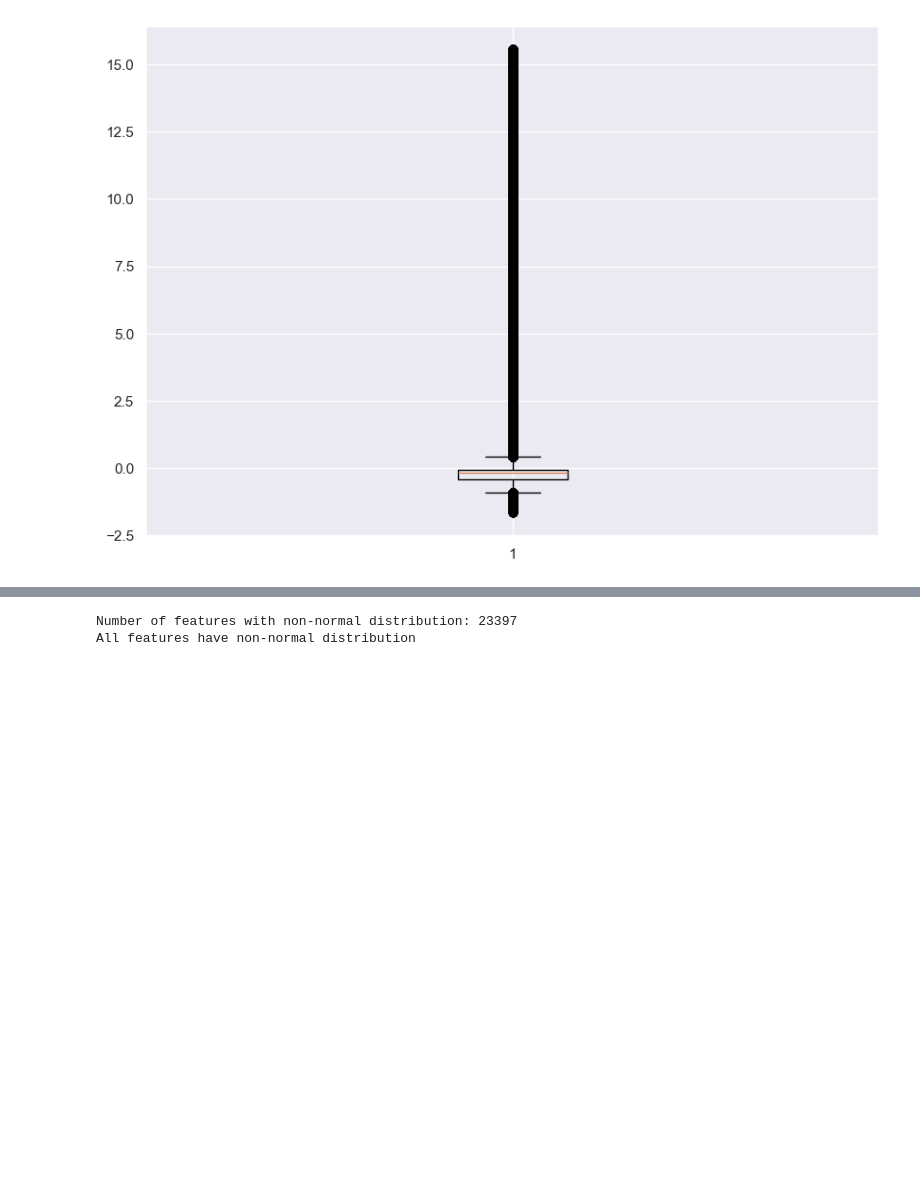
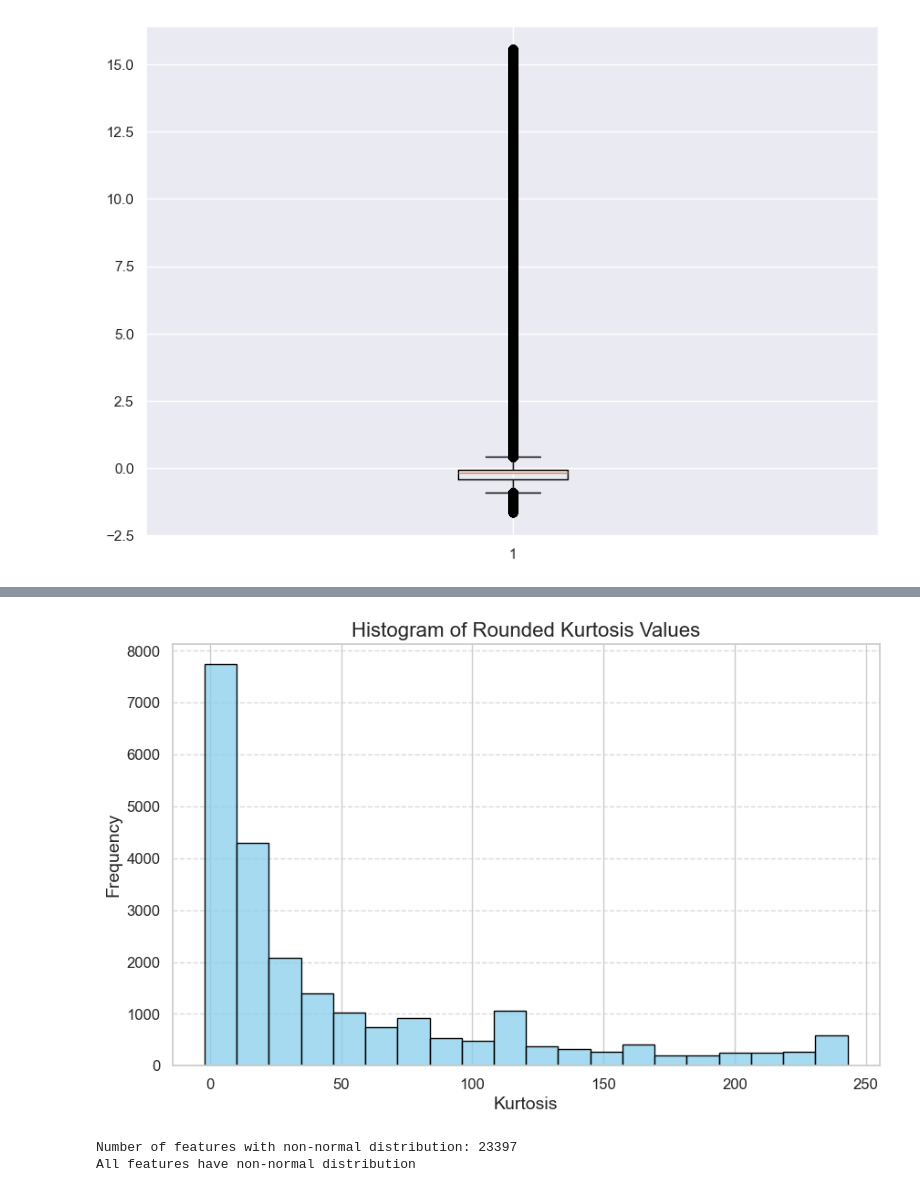
Before and after one commit to eghirardo/ai_lab, a Jupyter notebook: data_proc.ipynb, the cells around one changed output, grey strips where cells are left out. Drawn from its saved outputs; the diff is of its cells as text; code cells hidden in the pictures; blank space fills up the shorter version.

```diff
--- a/data_proc.ipynb
+++ b/data_proc.ipynb
@@ -482,3 +569,27 @@ plt.boxplot(features_array_normalized.flatten())
+# %%
+from scipy.stats import kurtosis
+
+# Calculate kurtosis for each column in your DataFrame
+kurtosis_values = merged.kurtosis()
+
+# Round the kurtosis values
+rounded_kurtosis_values = np.round(kurtosis_values, decimals=2)
+
+# Set seaborn style
+sns.set(style="whitegrid")
+
+# Plot a histogram of rounded kurtosis values
+plt.figure(figsize=(10, 6))
+sns.histplot(rounded_kurtosis_values, bins=20, color='skyblue', edgecolor='black')
+plt.title('Histogram of Rounded Kurtosis Values', fontsize=16)
+plt.xlabel('Kurtosis', fontsize=14)
+plt.ylabel('Frequency', fontsize=14)
+plt.xticks(fontsize=12)
+plt.yticks(fontsize=12)
+plt.grid(axis='y', linestyle='--', alpha=0.7)
+plt.show()
+# %% [output]
+[figure, added]
 # %%
 # Test the distribution of the data matrix using Kolmogorov-Smirnov
 from scipy.stats import kstest
```
Also changed, not shown: parts of 5 cells of this notebook.
